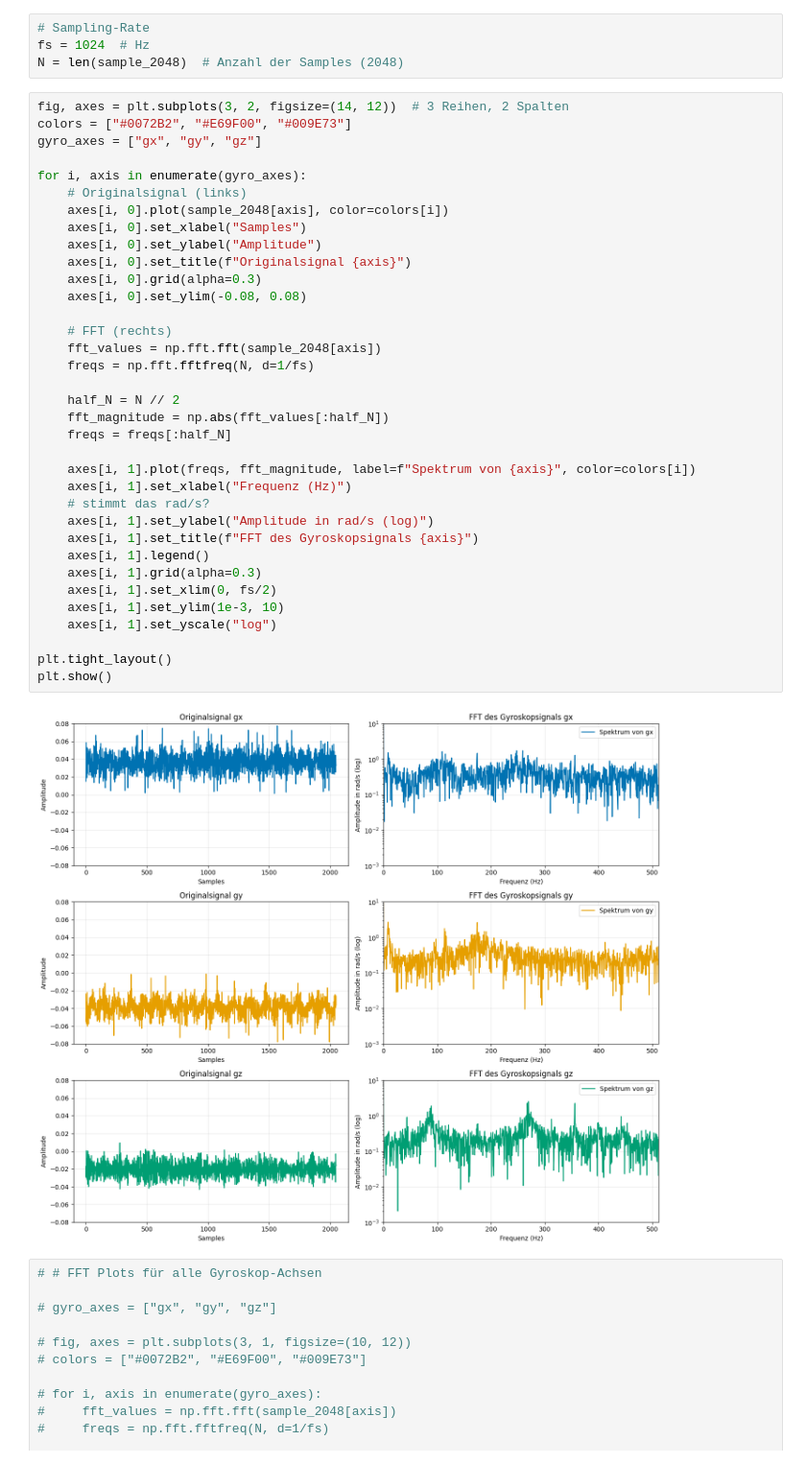
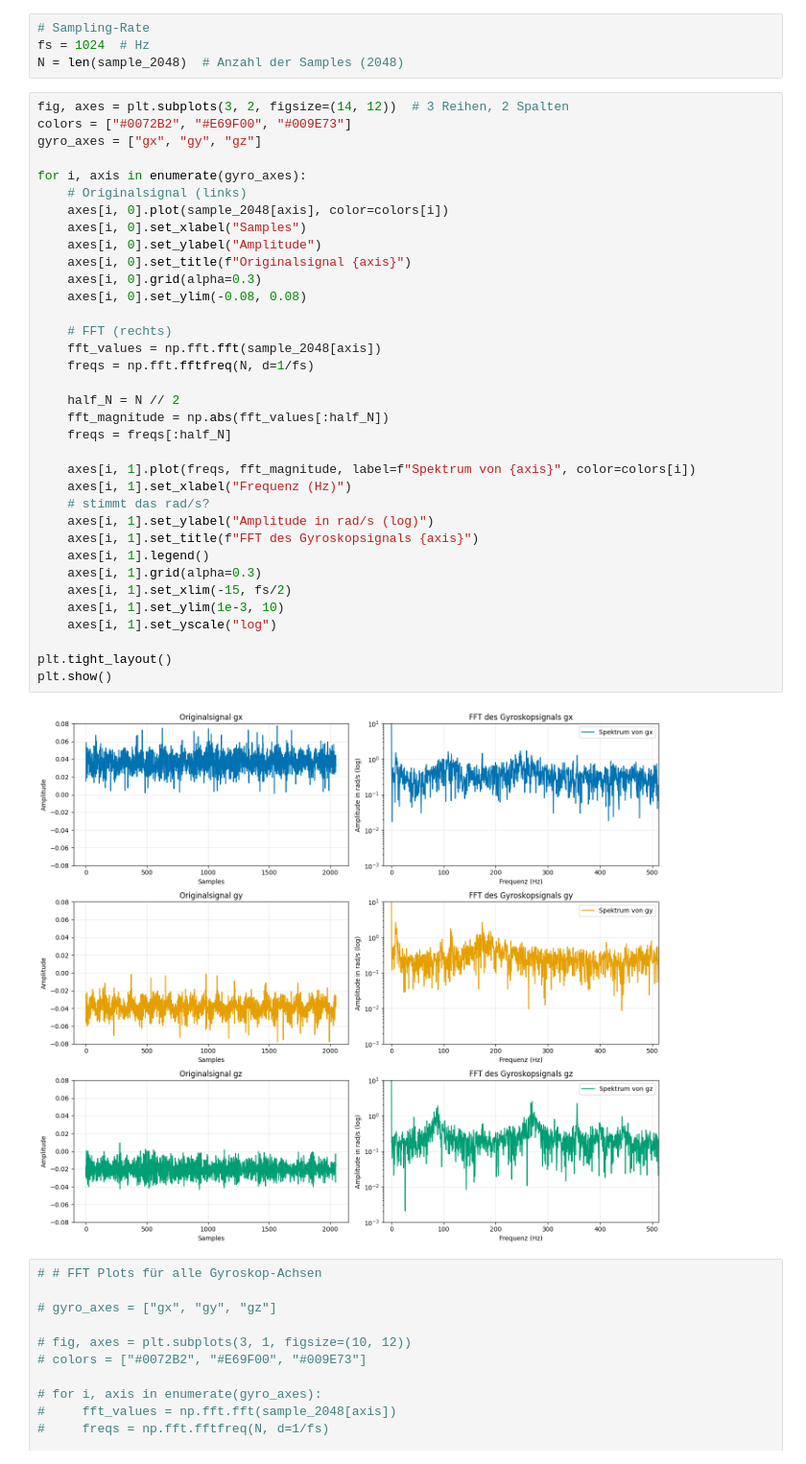
Before and after one commit to charlotte-strg/IMU_Audit, a Jupyter notebook: src/runs_on_pc/fft_plot.ipynb, the cells around one changed output. Shown: that part at 96% size. Cells and saved outputs as stored; diff of their text form.

```diff
--- a/src/runs_on_pc/fft_plot.ipynb
+++ b/src/runs_on_pc/fft_plot.ipynb
@@ -34,35 +34,35 @@ gyro_axes = ["gx", "gy", "gz"]
 for i, axis in enumerate(gyro_axes):
     # Originalsignal (links)
     axes[i, 0].plot(sample_2048[axis], color=colors[i])
     axes[i, 0].set_xlabel("Samples")
     axes[i, 0].set_ylabel("Amplitude")
     axes[i, 0].set_title(f"Originalsignal {axis}")
     axes[i, 0].grid(alpha=0.3)
     axes[i, 0].set_ylim(-0.08, 0.08)
 
     # FFT (rechts)
     fft_values = np.fft.fft(sample_2048[axis])
     freqs = np.fft.fftfreq(N, d=1/fs)
 
     half_N = N // 2
     fft_magnitude = np.abs(fft_values[:half_N])
     freqs = freqs[:half_N]
 
     axes[i, 1].plot(freqs, fft_magnitude, label=f"Spektrum von {axis}", color=colors[i])
     axes[i, 1].set_xlabel("Frequenz (Hz)")
     # stimmt das rad/s?
     axes[i, 1].set_ylabel("Amplitude in rad/s (log)")
     axes[i, 1].set_title(f"FFT des Gyroskopsignals {axis}")
     axes[i, 1].legend()
     axes[i, 1].grid(alpha=0.3)
-    axes[i, 1].set_xlim(0, fs/2)
+    axes[i, 1].set_xlim(-15, fs/2)
     axes[i, 1].set_ylim(1e-3, 10)
     axes[i, 1].set_yscale("log")
 
 plt.tight_layout()
 plt.show()
 # %% [output]
-[figure, old version]
+[figure, new version]
 # %%
 # # FFT Plots für alle Gyroskop-Achsen
 
```
Also changed, not shown: parts of 1 cell of this notebook, 13 other files.
